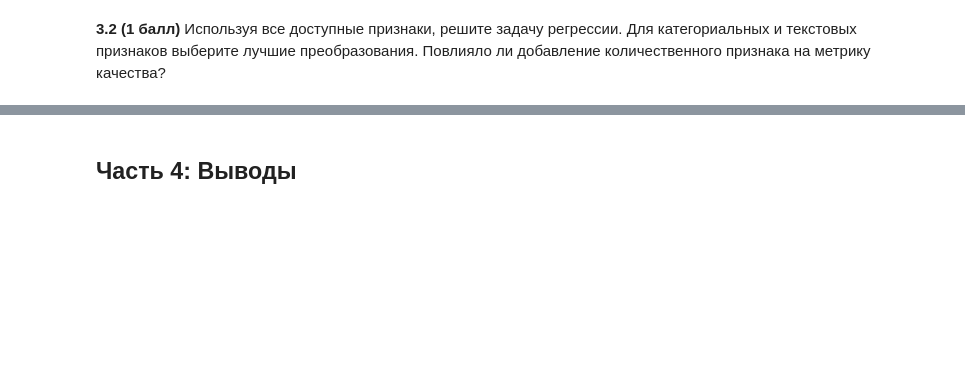
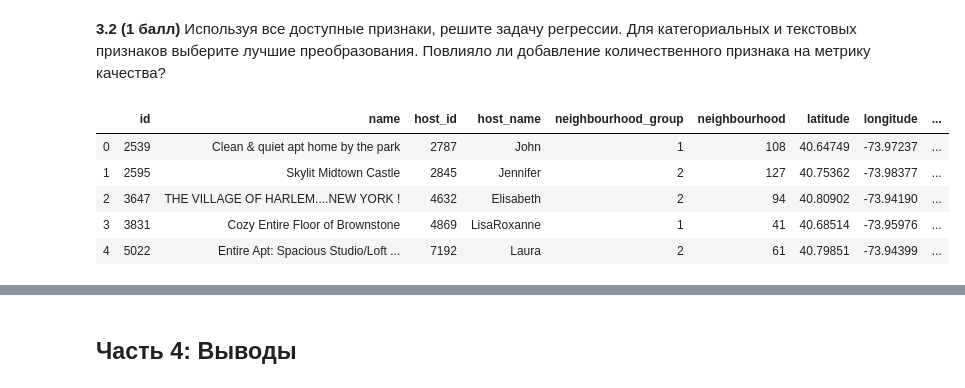
Before and after one commit to Nastormo/mmro_2019, a Jupyter notebook: task_2/homework-practice-02-SmirnovLev.ipynb, the cells around one changed output, grey strips where cells are left out. Drawn from its saved outputs; the diff is of its cells as text; code cells hidden in the pictures; blank space fills up the shorter version.

```diff
--- a/task_2/homework-practice-02-SmirnovLev.ipynb
+++ b/task_2/homework-practice-02-SmirnovLev.ipynb
@@ -220,37 +231,33 @@ def log_overlap(x, z):
 # %%
 # Ваш код здесь
 from sklearn.preprocessing import LabelEncoder
-le_X_train = X_train[["name", "host_name", "neighbourhood_group", "neighbourhood", "room_type"]]
-le_X_test = X_test[["name", "host_name", "neighbourhood_group", "neighbourhood", "room_type"]]
+le_X_train = X_train[["neighbourhood_group", "neighbourhood", "room_type"]]
+le_X_test = X_test[["neighbourhood_group", "neighbourhood", "room_type"]]
 
-le_name = LabelEncoder()
-le_host_name = LabelEncoder()
 le_neighbourhood_group = LabelEncoder()
 le_neighbourhood = LabelEncoder()
 le_room_type = LabelEncoder()
 
-le_name.fit(data.name)
-le_host_name.fit(data.host_name)
 le_neighbourhood_group.fit(data.neighbourhood_group)
 le_neighbourhood.fit(data.neighbourhood)
 le_room_type.fit(data.room_type)
 
-le_X_train.name = le_name.transform(le_X_train.name)
-le_X_train.host_name = le_host_name.transform(le_X_train.host_name)
+data.neighbourhood_group = le_neighbourhood_group.transform(data.neighbourhood_group)
+data.neighbourhood = le_neighbourhood.transform(data.neighbourhood)
+data.room_type = le_room_type.transform(data.room_type)
+
 le_X_train.neighbourhood_group = le_neighbourhood_group.transform(le_X_train.neighbourhood_group)
 le_X_train.neighbourhood = le_neighbourhood.transform(le_X_train.neighbourhood)
 le_X_train.room_type = le_room_type.transform(le_X_train.room_type)
 
-le_X_test.name = le_name.transform(le_X_test.name)
-le_X_test.host_name = le_host_name.transform(le_X_test.host_name)
 le_X_test.neighbourhood_group = le_neighbourhood_group.transform(le_X_test.neighbourhood_group)
 le_X_test.neighbourhood = le_neighbourhood.transform(le_X_test.neighbourhood)
 le_X_test.room_type = le_room_type.transform(le_X_test.room_type)
 
-le_X_train = le_X_train.reset_index()
-le_X_test = le_X_test.reset_index()
-y_test = y_test.reset_index()
-y_train = y_train.reset_index()
+le_X_train = le_X_train.to_numpy()
+le_X_test = le_X_test.to_numpy()
+y_test = [x[0] for x in y_test.to_numpy()]
+y_train = [x[0] for x in y_train.to_numpy()]
 # %% [output]
 A value is trying to be set on a copy of a slice from a DataFrame.
 Try using .loc[row_indexer,col_indexer] = value instead
@@ -388,0 +630,9 @@ p_j(c) = g(T_i | f_j(x_i) = c),
+# %%
+data.head(5)
+# %% [output]
+|  | id | name | host_id | host_name | neighbourhood_group | neighbourhood | latitude | longitude | ... |
+| 0 | 2539 | Clean & quiet apt home by the park | 2787 | John | 1 | 108 | 40.64749 | -73.97237 | ... |
+| 1 | 2595 | Skylit Midtown Castle | 2845 | Jennifer | 2 | 127 | 40.75362 | -73.98377 | ... |
+| 2 | 3647 | THE VILLAGE OF HARLEM....NEW YORK ! | 4632 | Elisabeth | 2 | 94 | 40.80902 | -73.94190 | ... |
+| 3 | 3831 | Cozy Entire Floor of Brownstone | 4869 | LisaRoxanne | 1 | 41 | 40.68514 | -73.95976 | ... |
+| 4 | 5022 | Entire Apt: Spacious Studio/Loft ... | 7192 | Laura | 2 | 61 | 40.79851 | -73.94399 | ... |
```
Also changed, not shown: parts of 36 cells of this notebook, 2 other files.
